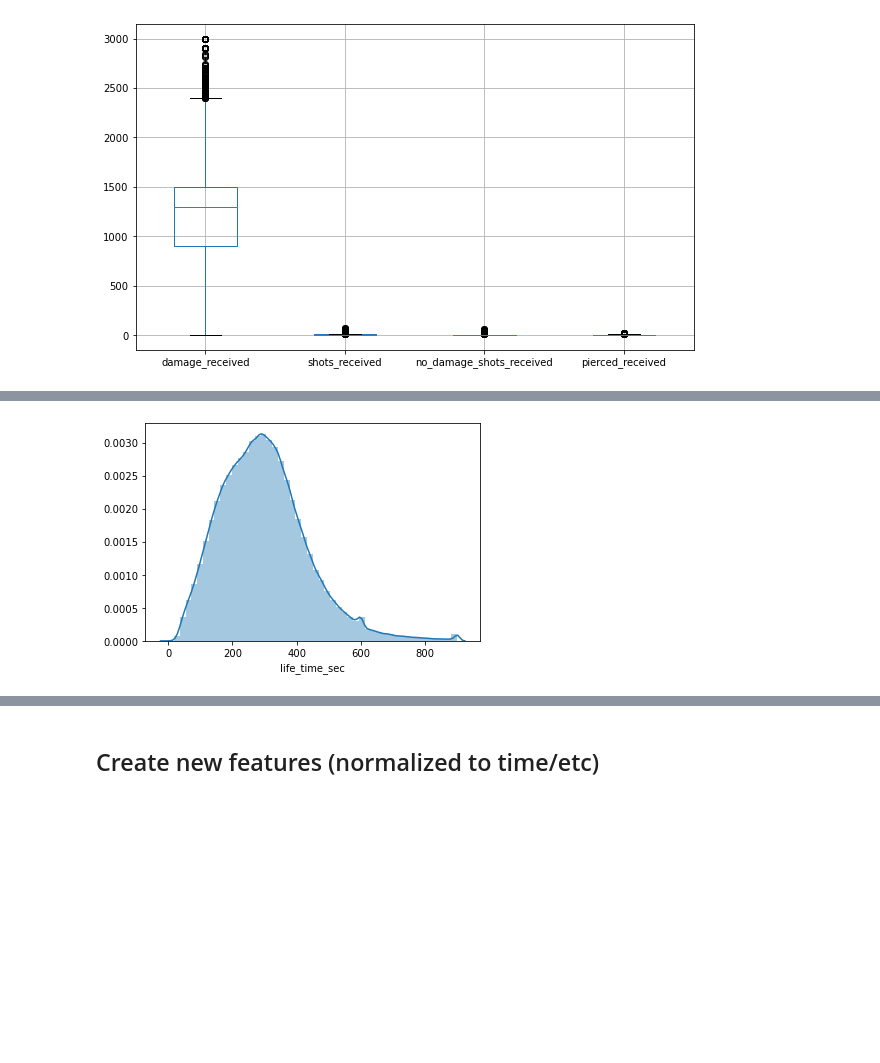
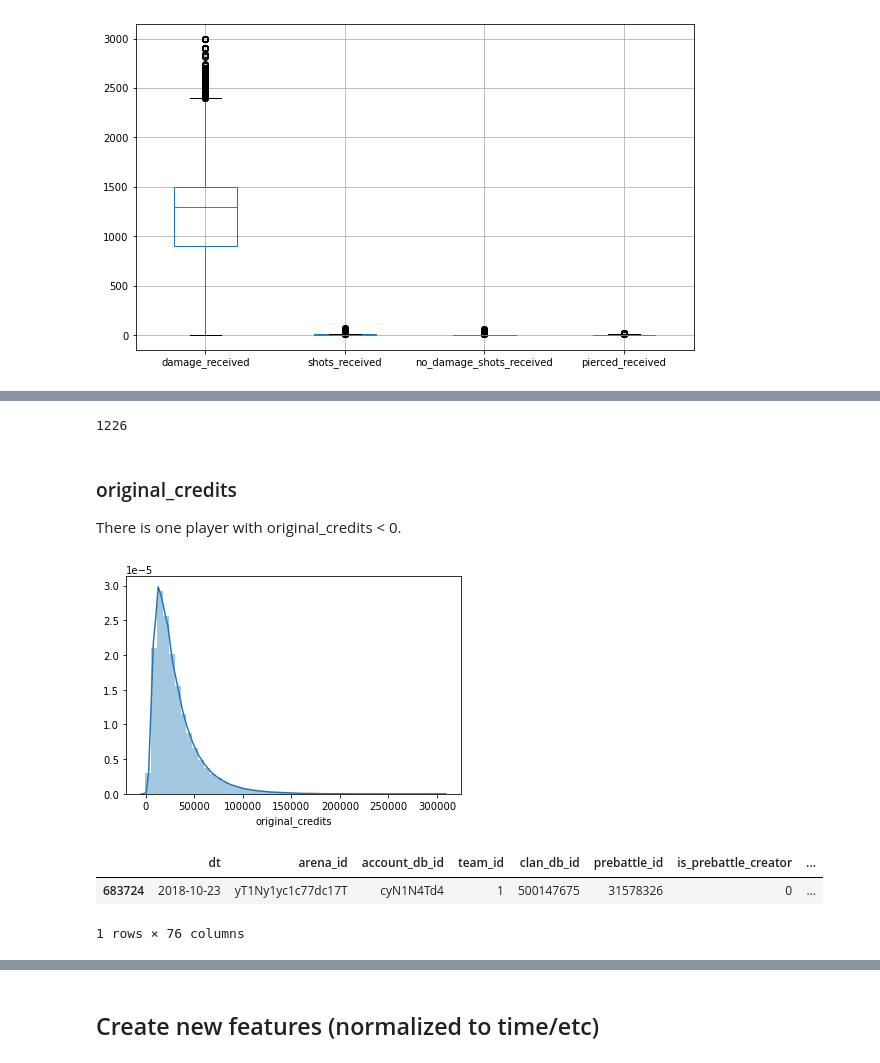
Before and after one commit to Egorka1/WG_Forge, a Jupyter notebook: WGProject.ipynb, the cells around one changed output, grey strips where cells are left out. Cells and saved outputs as stored; diff of their text form; code cells hidden in the pictures; blank space fills up the shorter version.

Commit message:
Added more new and normalized features; Checked a few more parameters (xp_factor, mileage_meter, etc.)

```diff
--- a/WGProject.ipynb
+++ b/WGProject.ipynb
@@ -434,4 +466,18 @@ data[income_params].boxplot(figsize=(10, 6));
+# %%
+(data[(data['mileage_meter'] == 0) & (data['total_damage_dealt'] == 0)]['damage_blocked_by_armor'] == 0).sum()
+# %% [output]
+1226
+# %% [markdown]
+### original_credits
+
+There is one player with original_credits < 0.
 # %%
-sns.distplot(data['life_time_sec']);
+sns.distplot(data['original_credits']);
 # %% [output]
-[figure, old version]
+[figure, new version]
+# %%
+data[data['original_credits'] < 0]
+# %% [output]
+|  | dt | arena_id | account_db_id | team_id | clan_db_id | prebattle_id | is_prebattle_creator | ... |
+| 683724 | 2018-10-23 | yT1Ny1yc1c77dc17T | cyN1N4Td4 | 1 | 500147675 | 31578326 | 0 | ... |
+1 rows × 76 columns
```
Also changed, not shown: parts of 21 cells of this notebook.
